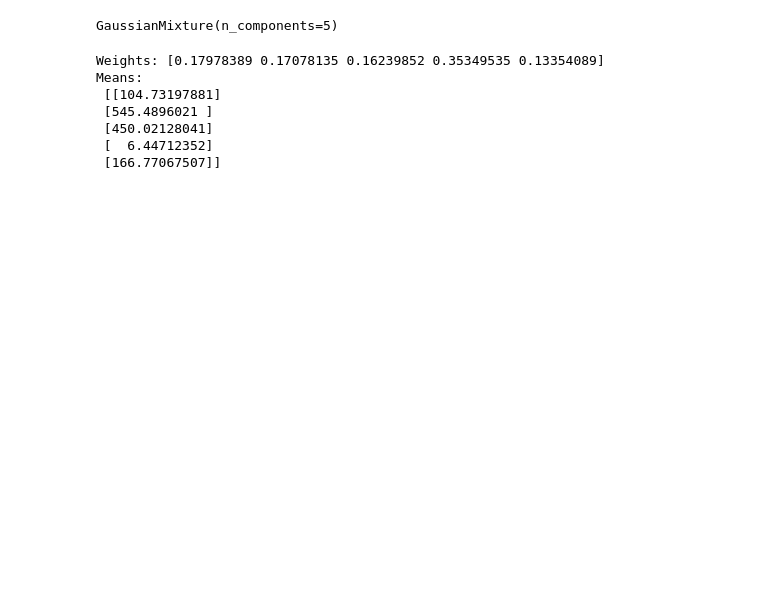
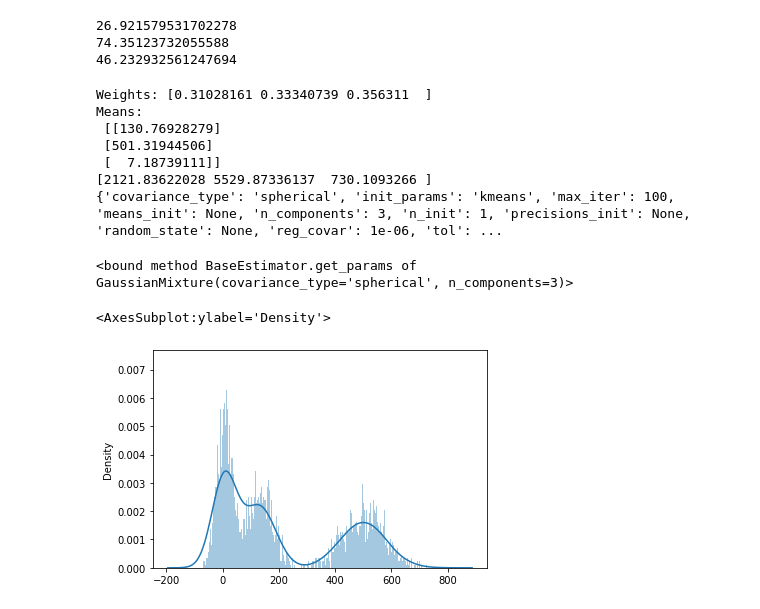
Before and after one commit to algoasylum/SatelliteImageAnalysis, a Jupyter notebook: GMM/GMMs_toydata.ipynb, the cells around one changed output. Drawn from its saved outputs; the diff is of its cells as text; code cells hidden in the pictures; blank space fills up the shorter version.

```diff
--- a/GMM/GMMs_toydata.ipynb
+++ b/GMM/GMMs_toydata.ipynb
@@ -25,18 +33,53 @@ sns.distplot(soda,bins=500)
 # %%
-clf = mixture.GaussianMixture(n_components=5, covariance_type='full')
+clf = mixture.GaussianMixture(n_components=3, covariance_type='full')
 soda = soda.reshape(-1,1)
 clf.fit(soda)
+clf.covariance_type
+#print(clf.covariances_)
+print(np.sqrt(clf.covariances_[0][0][0]))
+print(np.sqrt(clf.covariances_[1][0][0]))
+print(np.sqrt(clf.covariances_[2][0][0]))
 # %% [output]
-GaussianMixture(n_components=5)
+26.921579531702278
+74.35123732055588
+46.232932561247694
+# %%
+soda = soda.reshape(-1,1)
+# %%
+lowest_bic = np.infty
+bic = []
+n_components_range = range(1, 7)
+cv_types = ['spherical', 'tied', 'diag', 'full']
+for cv_type in cv_types:
+    for n_components in n_components_range:
+        # Fit a Gaussian mixture with EM
+        gmm = mixture.GaussianMixture(n_components=n_components,
+                                      covariance_type=cv_type)
+        gmm.fit(soda)
+        bic.append(gmm.bic(soda))
+        if bic[-1] < lowest_bic:
+            lowest_bic = bic[-1]
+            best_gmm = gmm
 # %%
-print('Weights:',clf.weights_)
-print('Means:\n',clf.means_)
-#print(clf.covariances_)
+print('Weights:',best_gmm.weights_)
+print('Means:\n',best_gmm.means_)
+print(best_gmm.covariances_)
+print(best_gmm.get_params())
 # %% [output]
-Weights: [0.17978389 0.17078135 0.16239852 0.35349535 0.13354089]
+Weights: [0.31028161 0.33340739 0.356311  ]
 Means:
- [[104.73197881]
- [545.4896021 ]
- [450.02128041]
- [  6.44712352]
- [166.77067507]]
+ [[130.76928279]
+ [501.31944506]
+ [  7.18739111]]
+[2121.83622028 5529.87336137  730.1093266 ]
+{'covariance_type': 'spherical', 'init_params': 'kmeans', 'max_iter': 100, 'means_init': None, 'n_components': 3, 'n_init': 1, 'precisions_init': None, 'random_state': None, 'reg_covar': 1e-06, 'tol': ...
+# %%
+best_gmm.get_params
+# %% [output]
+<bound method BaseEstimator.get_params of GaussianMixture(covariance_type='spherical', n_components=3)>
+# %%
+x,y=best_gmm.sample(10000)
+sns.distplot(x,bins=1000)
+# %% [output]
+<AxesSubplot:ylabel='Density'>
+[figure, added]
```
Also changed, not shown: parts of 3 cells of this notebook, 10 other files.
